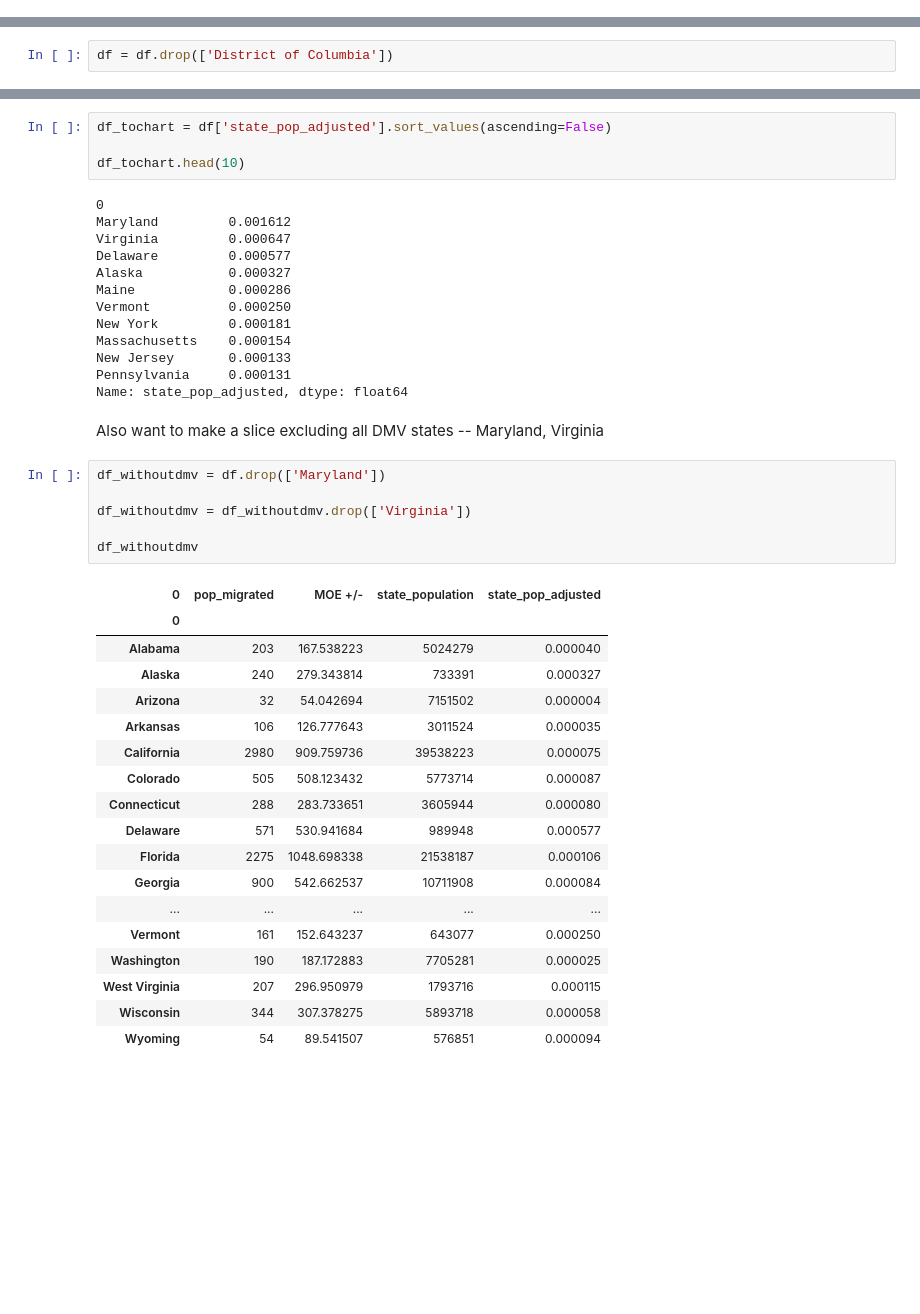
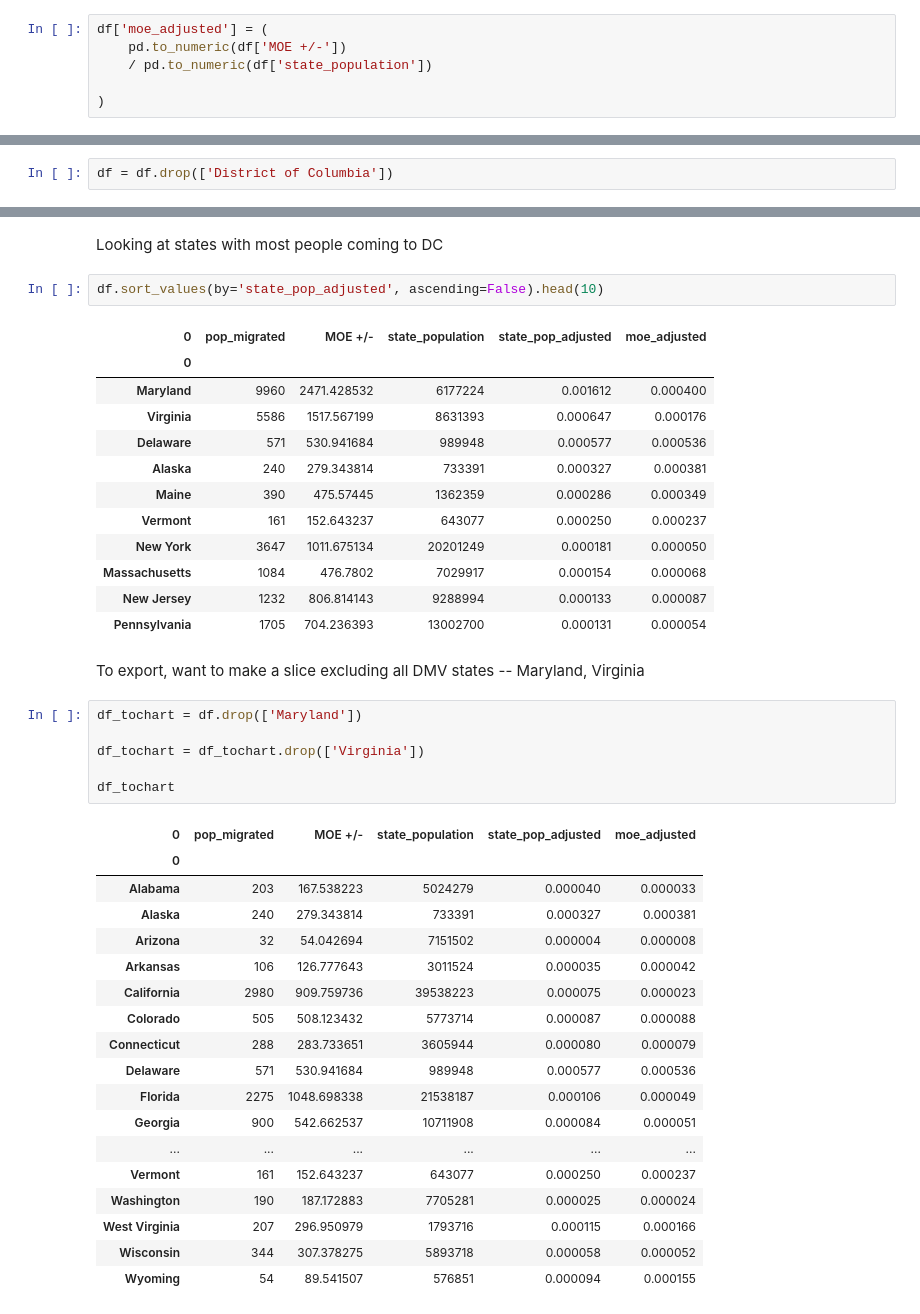
Before and after one commit to AbigailMihaly/D.C.-Migration-Flows-Lede-Project-1, a Jupyter notebook: DC-migration-2009-ran.ipynb, the cells around one changed output, grey strips where cells are left out. Drawn from its saved outputs; the diff is of its cells as text; blank space fills up the shorter version.

```diff
--- a/DC-migration-2009-ran.ipynb
+++ b/DC-migration-2009-ran.ipynb
@@ -412,3 +414,9 @@ df['state_pop_adjusted'] = (
+# %%
+df['moe_adjusted'] = (
+    pd.to_numeric(df['MOE +/-'])
+    / pd.to_numeric(df['state_population'])
+
+)
 # %% [markdown]
 Need to manually drop DC here because its input differently than in the other years -- here, the D.C. figure for folks that lived in D.C. both this year and last year is not n/a or 0, but rather a substantial number that represents the number of folks that did NOT move since last year's census
 # %%
@@ -418,44 +424,44 @@ Starting a new dataframe that I can build on for comparing across years
+# %% [markdown]
+Looking at states with most people coming to DC
 # %%
-df_tochart = df['state_pop_adjusted'].sort_values(ascending=False)
-
-df_tochart.head(10)
+df.sort_values(by='state_pop_adjusted', ascending=False).head(10)
 # %% [output]
-0
-Maryland         0.001612
-Virginia         0.000647
-Delaware         0.000577
-Alaska           0.000327
-Maine            0.000286
-Vermont          0.000250
-New York         0.000181
-Massachusetts    0.000154
-New Jersey       0.000133
-Pennsylvania     0.000131
-Name: state_pop_adjusted, dtype: float64
+| 0 | pop_migrated | MOE +/- | state_population | state_pop_adjusted | moe_adjusted |
+| 0 |  |  |  |  |  |
+| Maryland | 9960 | 2471.428532 | 6177224 | 0.001612 | 0.000400 |
+| Virginia | 5586 | 1517.567199 | 8631393 | 0.000647 | 0.000176 |
+| Delaware | 571 | 530.941684 | 989948 | 0.000577 | 0.000536 |
+| Alaska | 240 | 279.343814 | 733391 | 0.000327 | 0.000381 |
+| Maine | 390 | 475.57445 | 1362359 | 0.000286 | 0.000349 |
+| Vermont | 161 | 152.643237 | 643077 | 0.000250 | 0.000237 |
+| New York | 3647 | 1011.675134 | 20201249 | 0.000181 | 0.000050 |
+| Massachusetts | 1084 | 476.7802 | 7029917 | 0.000154 | 0.000068 |
+| New Jersey | 1232 | 806.814143 | 9288994 | 0.000133 | 0.000087 |
+| Pennsylvania | 1705 | 704.236393 | 13002700 | 0.000131 | 0.000054 |
 # %% [markdown]
-Also want to make a slice excluding all DMV states -- Maryland, Virginia
+To export, want to make a slice excluding all DMV states -- Maryland, Virginia
 # %%
-df_withoutdmv = df.drop(['Maryland'])
+df_tochart = df.drop(['Maryland'])
 
-df_withoutdmv = df_withoutdmv.drop(['Virginia'])
+df_tochart = df_tochart.drop(['Virginia'])
 
-df_withoutdmv
+df_tochart
 # %% [output]
-| 0 | pop_migrated | MOE +/- | state_population | state_pop_adjusted |
-| 0 |  |  |  |  |
-| Alabama | 203 | 167.538223 | 5024279 | 0.000040 |
-| Alaska | 240 | 279.343814 | 733391 | 0.000327 |
-| Arizona | 32 | 54.042694 | 7151502 | 0.000004 |
-| Arkansas | 106 | 126.777643 | 3011524 | 0.000035 |
-| California | 2980 | 909.759736 | 39538223 | 0.000075 |
-| Colorado | 505 | 508.123432 | 5773714 | 0.000087 |
-| Connecticut | 288 | 283.733651 | 3605944 | 0.000080 |
-| Delaware | 571 | 530.941684 | 989948 | 0.000577 |
-| Florida | 2275 | 1048.698338 | 21538187 | 0.000106 |
-| Georgia | 900 | 542.662537 | 10711908 | 0.000084 |
-| ... | ... | ... | ... | ... |
-| Vermont | 161 | 152.643237 | 643077 | 0.000250 |
-| Washington | 190 | 187.172883 | 7705281 | 0.000025 |
-| West Virginia | 207 | 296.950979 | 1793716 | 0.000115 |
-| Wisconsin | 344 | 307.378275 | 5893718 | 0.000058 |
-| Wyoming | 54 | 89.541507 | 576851 | 0.000094 |
+| 0 | pop_migrated | MOE +/- | state_population | state_pop_adjusted | moe_adjusted |
+| 0 |  |  |  |  |  |
+| Alabama | 203 | 167.538223 | 5024279 | 0.000040 | 0.000033 |
+| Alaska | 240 | 279.343814 | 733391 | 0.000327 | 0.000381 |
+| Arizona | 32 | 54.042694 | 7151502 | 0.000004 | 0.000008 |
+| Arkansas | 106 | 126.777643 | 3011524 | 0.000035 | 0.000042 |
+| California | 2980 | 909.759736 | 39538223 | 0.000075 | 0.000023 |
+| Colorado | 505 | 508.123432 | 5773714 | 0.000087 | 0.000088 |
+| Connecticut | 288 | 283.733651 | 3605944 | 0.000080 | 0.000079 |
+| Delaware | 571 | 530.941684 | 989948 | 0.000577 | 0.000536 |
+| Florida | 2275 | 1048.698338 | 21538187 | 0.000106 | 0.000049 |
+| Georgia | 900 | 542.662537 | 10711908 | 0.000084 | 0.000051 |
+| ... | ... | ... | ... | ... | ... |
+| Vermont | 161 | 152.643237 | 643077 | 0.000250 | 0.000237 |
+| Washington | 190 | 187.172883 | 7705281 | 0.000025 | 0.000024 |
+| West Virginia | 207 | 296.950979 | 1793716 | 0.000115 | 0.000166 |
+| Wisconsin | 344 | 307.378275 | 5893718 | 0.000058 | 0.000052 |
+| Wyoming | 54 | 89.541507 | 576851 | 0.000094 | 0.000155 |
```
Also changed, not shown: parts of 4 cells of this notebook, 10 other files.
